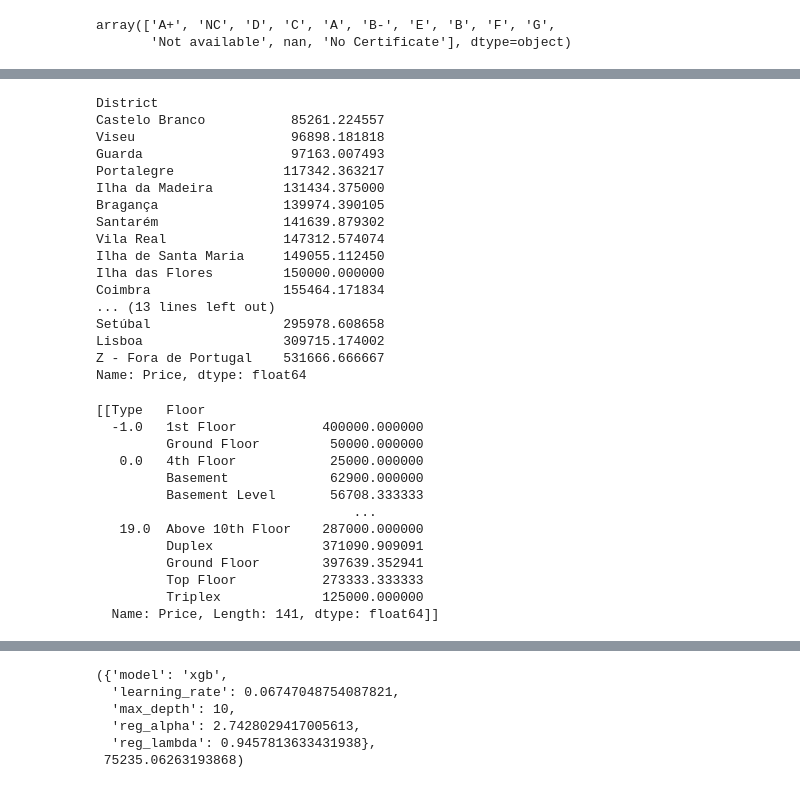
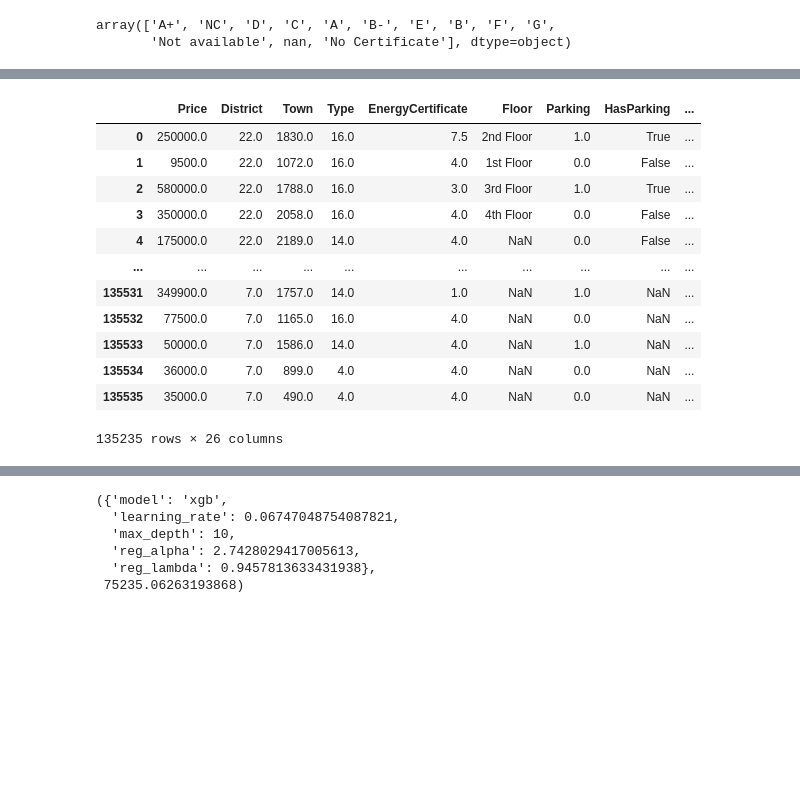
Before and after one commit to VIVALDI142857/ClassificationModelsParams, a Jupyter notebook: real_estate_regression.ipynb, the cells around one changed output, grey strips where cells are left out. Cells and saved outputs as stored; diff of their text form; code cells hidden in the pictures; blank space fills up the shorter version.

```diff
--- a/real_estate_regression.ipynb
+++ b/real_estate_regression.ipynb
@@ -431,39 +451,19 @@ df
-# %%
-df.groupby('District')['Price'].mean().sort_values(ascending=True)
-# %% [output]
-District
-Castelo Branco           85261.224557
-Viseu                    96898.181818
-Guarda                   97163.007493
-Portalegre              117342.363217
-Ilha da Madeira         131434.375000
-Bragança                139974.390105
-Santarém                141639.879302
-Vila Real               147312.574074
-Ilha de Santa Maria     149055.112450
-Ilha das Flores         150000.000000
-Coimbra                 155464.171834
-... (13 lines left out)
-Setúbal                 295978.608658
-Lisboa                  309715.174002
-Z - Fora de Portugal    531666.666667
-Name: Price, dtype: float64
-# %%
-df.groupby(['Type', 'Floor'])['Price'].mean()
-# %% [output]
-[[Type   Floor
-  -1.0   1st Floor           400000.000000
-         Ground Floor         50000.000000
-   0.0   4th Floor            25000.000000
-         Basement             62900.000000
-         Basement Level       56708.333333
-                                 ...
-   19.0  Above 10th Floor    287000.000000
-         Duplex              371090.909091
-         Ground Floor        397639.352941
-         Top Floor           273333.333333
-         Triplex             125000.000000
-  Name: Price, Length: 141, dtype: float64]]
+# %%
+df_encoded
+# %% [output]
+|  | Price | District | Town | Type | EnergyCertificate | Floor | Parking | HasParking | ... |
+| 0 | 250000.0 | 22.0 | 1830.0 | 16.0 | 7.5 | 2nd Floor | 1.0 | True | ... |
+| 1 | 9500.0 | 22.0 | 1072.0 | 16.0 | 4.0 | 1st Floor | 0.0 | False | ... |
+| 2 | 580000.0 | 22.0 | 1788.0 | 16.0 | 3.0 | 3rd Floor | 1.0 | True | ... |
+| 3 | 350000.0 | 22.0 | 2058.0 | 16.0 | 4.0 | 4th Floor | 0.0 | False | ... |
+| 4 | 175000.0 | 22.0 | 2189.0 | 14.0 | 4.0 | NaN | 0.0 | False | ... |
+| ... | ... | ... | ... | ... | ... | ... | ... | ... | ... |
+| 135531 | 349900.0 | 7.0 | 1757.0 | 14.0 | 1.0 | NaN | 1.0 | NaN | ... |
+| 135532 | 77500.0 | 7.0 | 1165.0 | 16.0 | 4.0 | NaN | 0.0 | NaN | ... |
+| 135533 | 50000.0 | 7.0 | 1586.0 | 14.0 | 4.0 | NaN | 1.0 | NaN | ... |
+| 135534 | 36000.0 | 7.0 | 899.0 | 4.0 | 4.0 | NaN | 0.0 | NaN | ... |
+| 135535 | 35000.0 | 7.0 | 490.0 | 4.0 | 4.0 | NaN | 0.0 | NaN | ... |
+135235 rows × 26 columns
 # %%
 class BinaryEncoder(BaseEstimator, TransformerMixin):
     def __init__(self, columns):
```
Also changed, not shown: parts of 29 cells of this notebook, 2 other files.
